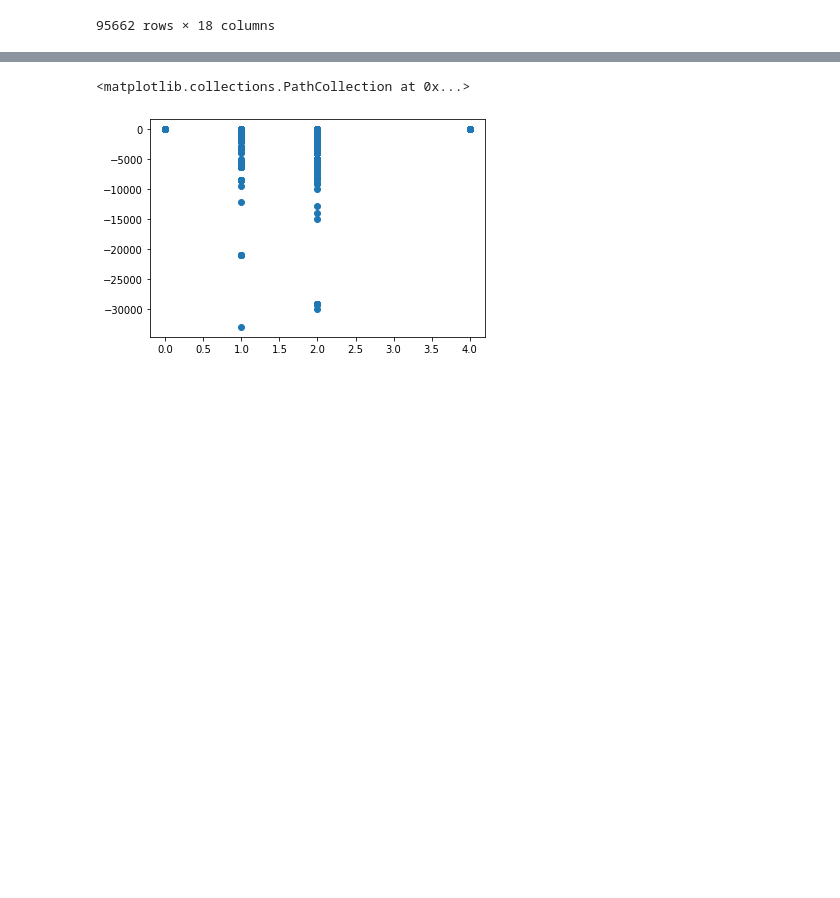
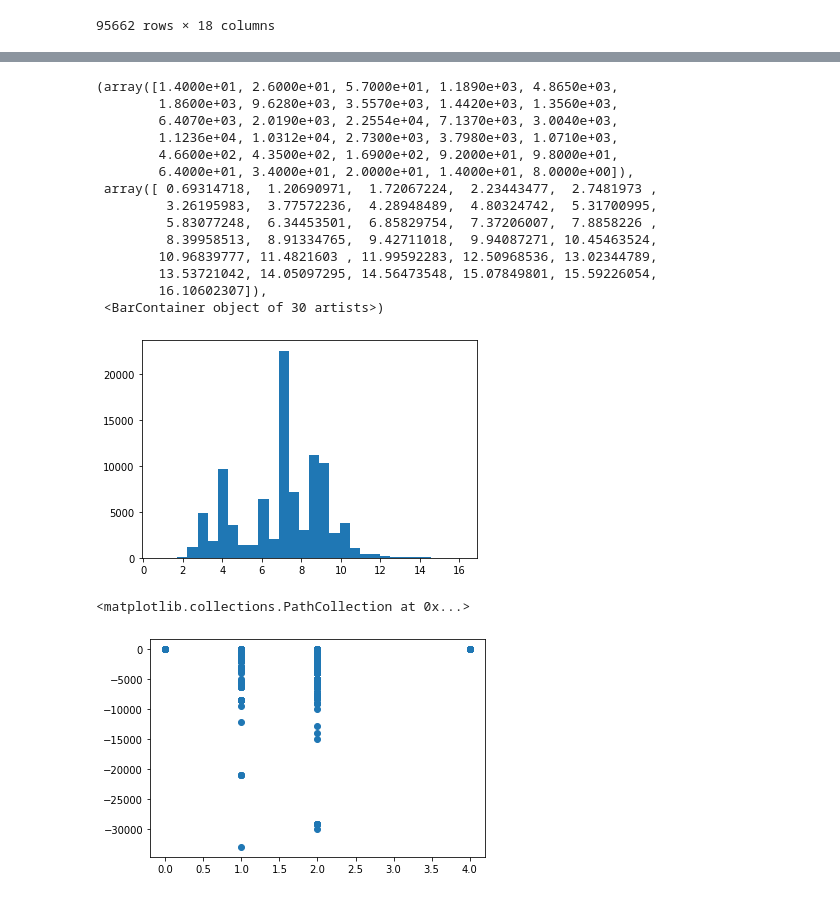
Before and after one commit to katwegner/fraud, a Jupyter notebook: eda.ipynb, the cells around one changed output, grey strips where cells are left out. Cells and saved outputs as stored; diff of their text form; code cells hidden in the pictures; blank space fills up the shorter version.

```diff
--- a/eda.ipynb
+++ b/eda.ipynb
@@ -160,3 +203,22 @@ Name: FraudResult, Length: 95662, dtype: int64
+# %%
+plt.hist(np.log(data.Value), bins = 30)
+#histplot()
+# %% [output]
+(array([1.4000e+01, 2.6000e+01, 5.7000e+01, 1.1890e+03, 4.8650e+03,
+        1.8600e+03, 9.6280e+03, 3.5570e+03, 1.4420e+03, 1.3560e+03,
+        6.4070e+03, 2.0190e+03, 2.2554e+04, 7.1370e+03, 3.0040e+03,
+        1.1236e+04, 1.0312e+04, 2.7300e+03, 3.7980e+03, 1.0710e+03,
+        4.6600e+02, 4.3500e+02, 1.6900e+02, 9.2000e+01, 9.8000e+01,
+        6.4000e+01, 3.4000e+01, 2.0000e+01, 1.4000e+01, 8.0000e+00]),
+ array([ 0.69314718,  1.20690971,  1.72067224,  2.23443477,  2.7481973 ,
+         3.26195983,  3.77572236,  4.28948489,  4.80324742,  5.31700995,
+         5.83077248,  6.34453501,  6.85829754,  7.37206007,  7.8858226 ,
+         8.39958513,  8.91334765,  9.42711018,  9.94087271, 10.45463524,
+        10.96839777, 11.4821603 , 11.99592283, 12.50968536, 13.02344789,
+        13.53721042, 14.05097295, 14.56473548, 15.07849801, 15.59226054,
+        16.10602307]),
+ <BarContainer object of 30 artists>)
+[figure, added]
 # %%
 df['error'] = abs(df['Amount']) - df['Value']
 # %%
```
Also changed, not shown: parts of 6 cells of this notebook.
